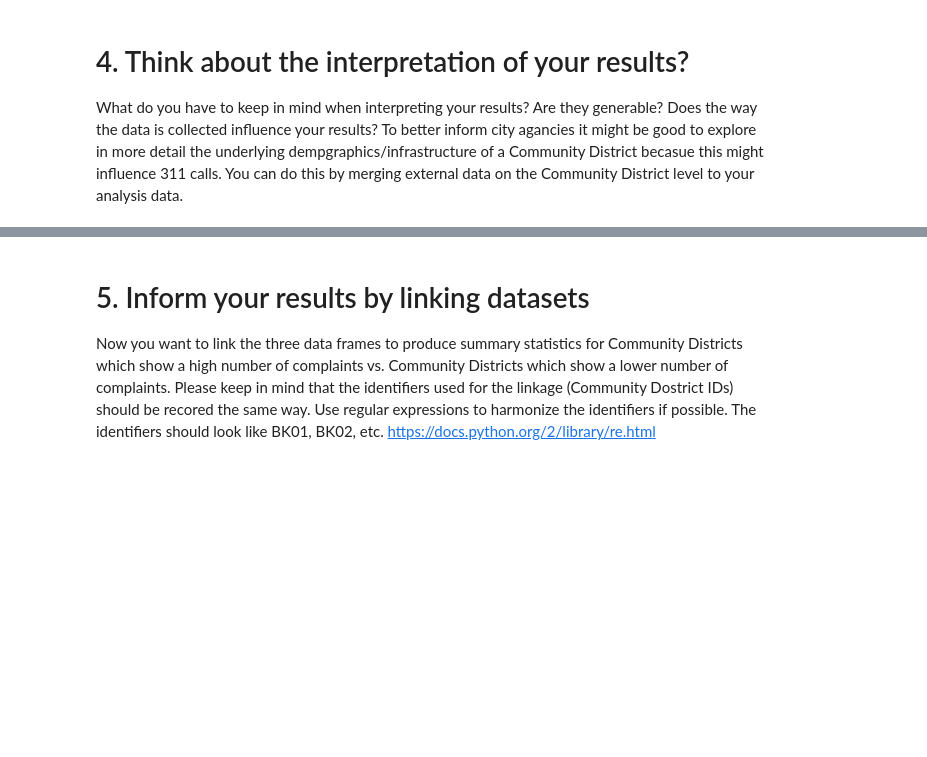
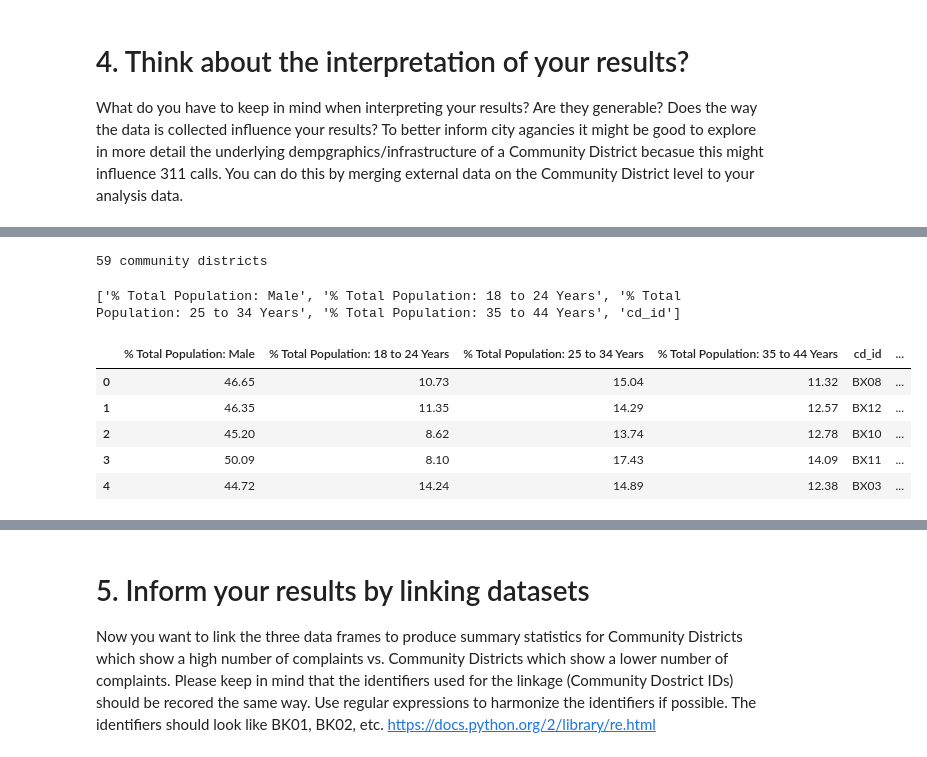
Before and after one commit to ian-wright/NYUclass-urban-informatics, a Jupyter notebook: HW8_iw453/PUI 2016 - Working with Data Lab.ipynb, the cells around one changed output, grey strips where cells are left out. Saved outputs shown, nothing was run; the diff lists cells and outputs as text; code cells hidden in the pictures; blank space fills up the shorter version.

```diff
--- a/HW8_iw453/PUI 2016 - Working with Data Lab.ipynb
+++ b/HW8_iw453/PUI 2016 - Working with Data Lab.ipynb
@@ -148,7 +207,28 @@ df_pop = pd.read_csv(PUIdata + "/Final_Demographics.csv")
 # %%
 # How many community districts are in file?
+print len(df_pop['cd_id'].unique()), 'community districts'
+# %% [output]
+59 community districts
 # %%
 # Manipulate data to get some information on demographics by Community District.
 # Think about who might be more likely to call 311
+pop_cols = [col for col in df_pop.columns if 'Total Population:' in col]
+pop_cols.append('cd_id')
+print pop_cols
+# %% [output]
+['% Total Population: Male', '% Total Population: 18 to 24 Years', '% Total Population: 25 to 34 Years', '% Total Population: 35 to 44 Years', 'cd_id']
 # %%
 # Save data frame
+df_pop = df_pop.loc[:, pop_cols]
+# %%
+# add a column for population of age 45+
+df_pop['% Total Population: 17- or 45+ Years'] = 100 - df_pop['% Total Population: 18 to 24 Years'] \
+ - df_pop['% Total Population: 25 to 34 Years']  - df_pop['% Total Population: 35 to 44 Years']
+df_pop.head()
+# %% [output]
+|  | % Total Population: Male | % Total Population: 18 to 24 Years | % Total Population: 25 to 34 Years | % Total Population: 35 to 44 Years | cd_id | ... |
+| 0 | 46.65 | 10.73 | 15.04 | 11.32 | BX08 | ... |
+| 1 | 46.35 | 11.35 | 14.29 | 12.57 | BX12 | ... |
+| 2 | 45.20 | 8.62 | 13.74 | 12.78 | BX10 | ... |
+| 3 | 50.09 | 8.10 | 17.43 | 14.09 | BX11 | ... |
+| 4 | 44.72 | 14.24 | 14.89 | 12.38 | BX03 | ... |
```
Also changed, not shown: parts of 44 cells of this notebook.
